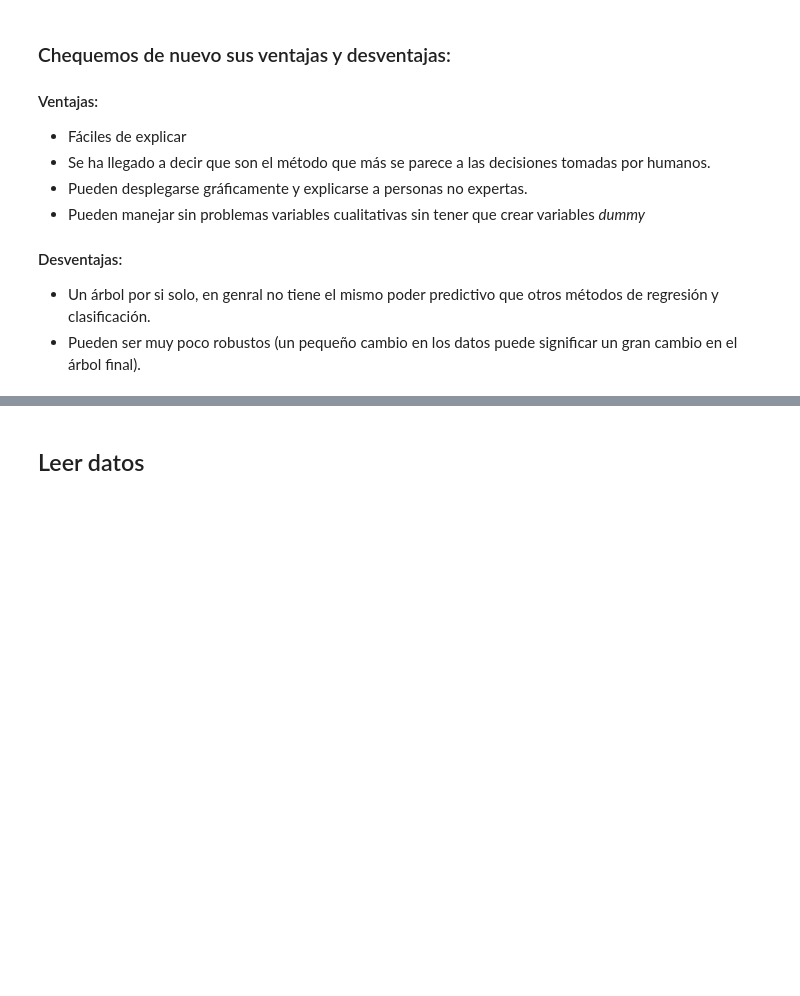
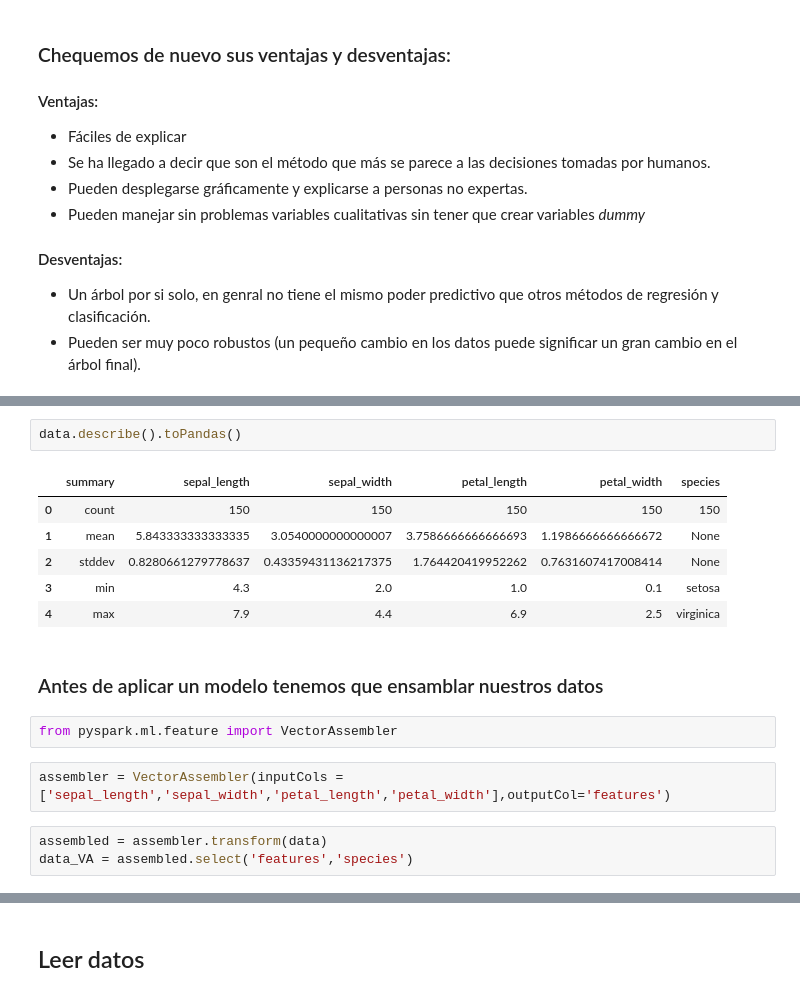
Before and after one commit to juanunam/taller_spark, a Jupyter notebook: random_forest/RandomForest.ipynb, the cells around one changed output, grey strips where cells are left out. Cells and saved outputs as stored; diff of their text form; blank space fills up the shorter version.

```diff
--- a/random_forest/RandomForest.ipynb
+++ b/random_forest/RandomForest.ipynb
@@ -253,0 +275,18 @@ Predecir customer churn
+# %%
+data.describe().toPandas()
+# %% [output]
+|  | summary | sepal_length | sepal_width | petal_length | petal_width | species |
+| 0 | count | 150 | 150 | 150 | 150 | 150 |
+| 1 | mean | 5.843333333333335 | 3.0540000000000007 | 3.7586666666666693 | 1.1986666666666672 | None |
+| 2 | stddev | 0.8280661279778637 | 0.43359431136217375 | 1.764420419952262 | 0.7631607417008414 | None |
+| 3 | min | 4.3 | 2.0 | 1.0 | 0.1 | setosa |
+| 4 | max | 7.9 | 4.4 | 6.9 | 2.5 | virginica |
+# %% [markdown]
+### Antes de aplicar un modelo tenemos que ensamblar nuestros datos
+# %%
+from pyspark.ml.feature import VectorAssembler
+# %%
+assembler = VectorAssembler(inputCols = ['sepal_length','sepal_width','petal_length','petal_width'],outputCol='features')
+# %%
+assembled = assembler.transform(data)
+data_VA = assembled.select('features','species')
```
Also changed, not shown: parts of 90 cells of this notebook, 2 other files.
